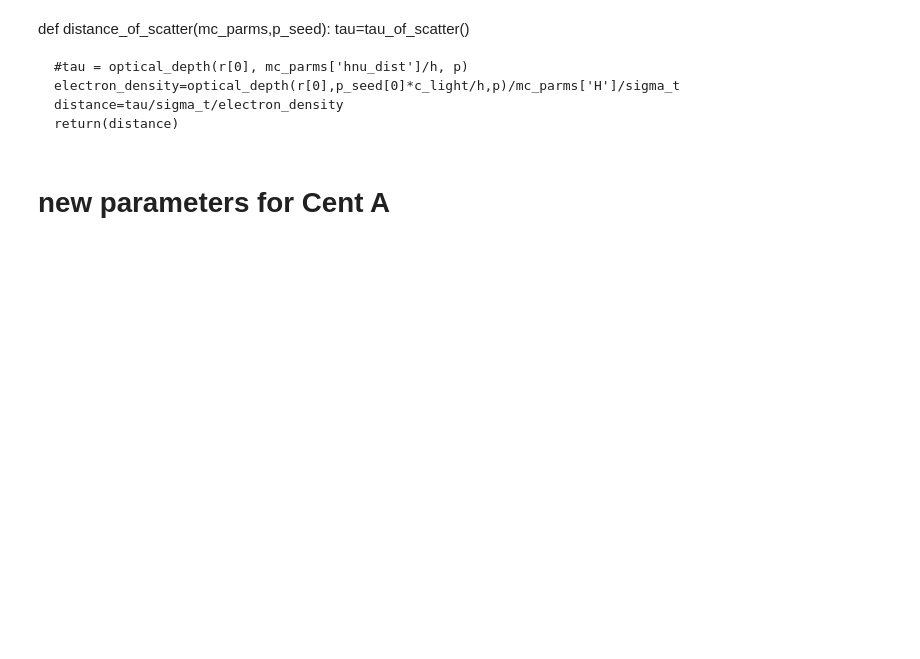
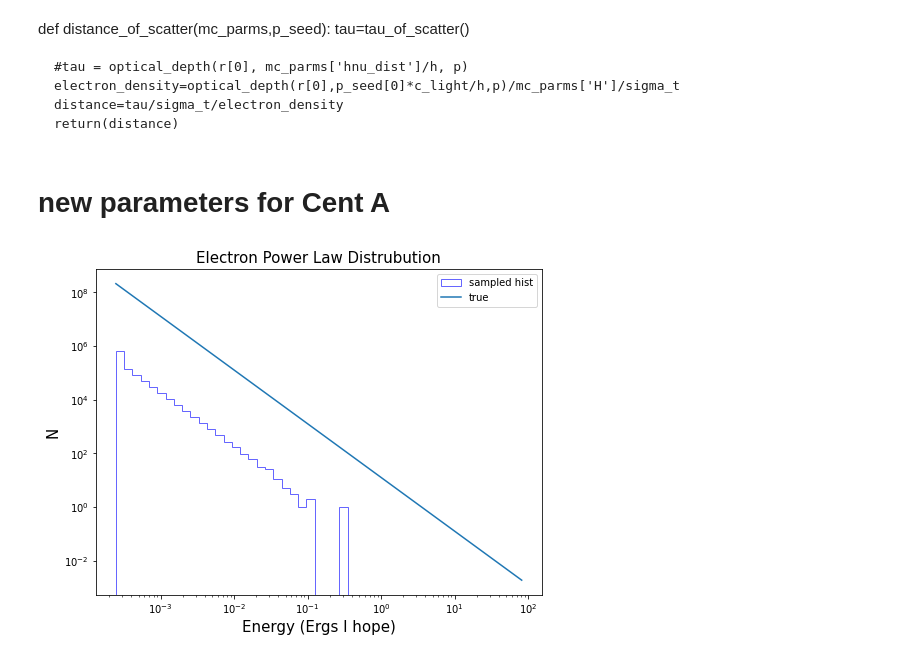
Before and after one commit to afinemax/extreme_astrophysics_2023, a Jupyter notebook: ps5/max_fine_project.ipynb, the cells around one changed output. Saved outputs shown, nothing was run; the diff lists cells and outputs as text; code cells hidden in the pictures; blank space fills up the shorter version.

Commit message:
updated params need to update freq

```diff
--- a/ps5/max_fine_project.ipynb
+++ b/ps5/max_fine_project.ipynb
@@ -751,7 +756,6 @@ def distance_of_scatter(mc_parms,p_seed):
 
 ###########################################
 # we need to update
-#mass
 # distance
 # Ledd
 # eta?
@@ -764,9 +768,9 @@ def distance_of_scatter(mc_parms,p_seed):
 ###########################################
 
 
-M = 4.2E6            # Mass of Sgr A* in M_sun
+M = 5.5e7           # Mass of Cent A  in M_sun
 M_sun = 1.988e33     # Solar mass in g
-Ledd = 1.26e38 * M   # Eddington luminosity in erg/s
+Ledd = 1.26e38 * M   # Eddington luminosity in erg/s # need to update
 c = 2.997e10         # Speed of light in vaccum in cm/s
 G = 6.67e-8          # Gravitational constant in erg cm/g^2
 rg = G*M*M_sun/c**2  # Gravitational radius in cm
@@ -776,8 +780,10 @@ e = 4.8e-10          # Electron charge in esu
 eta = 1e-7           # radiative efficiency
 R0 = 10*rg           # beginning radius of the blob in cm
 gam = 1000           # we know this from measurements
+##########################################
+# what is gam?
 p = 2                # power law index
-D = 26670*9.461e+17  # Distance to Sgr A* in cm
+D = 3.812e6 * 3.086e+18  # Distance to cent a in cm
 h = 6.626e-27 # cgs # double check
 
 erg_to_jy = 1e23
@@ -790,5 +796,58 @@ dr = np.ediff1d(r) # fancy
 
 theta = math.radians(10)  #opening angle of 10 degrees converted to radiants
 v = 0.3 * c  # (cm/s)
-L_j = 9e37  # Accretion power (erg/s)
+L_j = 1e44  # Accretion power (erg/s)
 power_law_index = p
+# %%
+
+E = np.logspace(np.log10(3e2), np.log10(1e8)) * m_e*c**2  # gamma from 1 to 10^3
+
+def electron_power_law(E, distance, p=2):
+    constant = constant_parameter(distance)
+    C_hat =  m_e*c**2*constant # maybe I dont include this? which c is it?!?!
+    n_e = C_hat*E**-p
+    return n_e
+
+n_e = electron_power_law(E, r[0], p=2)
+
+
+
+def sample_n_e_spectrum(n, n_e, energy_arr):
+
+    '''modified from the demo.ipynb from week 1'''
+
+    pdf = n_e / np.sum(n_e)
+    cdf = np.cumsum(pdf)
+    # Generate n random numbers from a uniform distribution between 0 and 1
+    u = np.random.uniform(0, 1, size=n)
+    # Interpolate the inverse cdf function using numpy.interp
+    v_inv = np.interp(u, cdf, energy_arr)
+    # Return the sampled energies array
+    return v_inv # n? no idea lets try
+
+
+samples = sample_n_e_spectrum(int(1e6), n_e, E)
+plt.figure(figsize=(8,6))
+plt.hist(samples, bins=E, alpha=0.6, color='b', log=True, histtype='step', label='sampled hist')
+#plt.axvline(v_peak, c="orange", ls="--")
+plt.xlabel('energy (ergs???)', size = 15)
+plt.ylabel('prob', size = 15)
+plt.title('prob vs energy', size = 15)
+#plt.yscale('log')
+plt.xscale('log')
+#plt.yscale('log')
+#plt.show()
+
+# verification plots
+plt.plot(E, n_e, label='true')
+plt.xscale('log')
+plt.yscale('log')
+plt.title('Electron Power Law Distrubution', size=15)
+plt.xlabel('Energy (Ergs I hope)', size=15)
+plt.ylabel('N', size=15)
+plt.legend()
+plt.show()
+
+# same shape but different y scaling!
+# %% [output]
+[figure, added]
```
Also changed, not shown: parts of 8 cells of this notebook.
